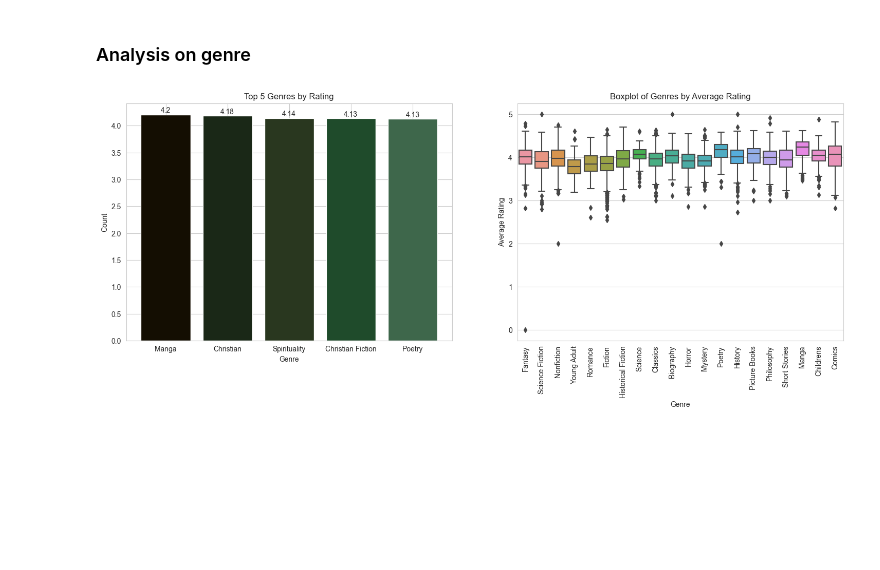
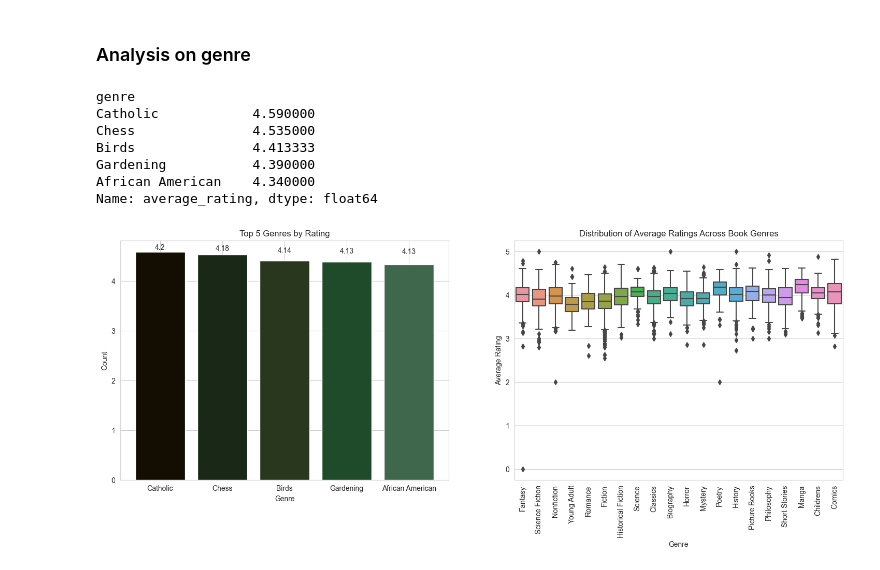
Before and after one commit to berkayersoy/Project6_Books, a Jupyter notebook: books_project.ipynb, the cells around one changed output. Cells and saved outputs as stored; diff of their text form; code cells hidden in the pictures; blank space fills up the shorter version.

```diff
--- a/books_project.ipynb
+++ b/books_project.ipynb
@@ -10,7 +10,7 @@ warnings.filterwarnings("ignore")
 pd.set_option('display.max_columns', 25)
 pd.set_option('display.max_rows', 150)
 # %%
-df = pd.read_csv("books.csv", encoding="utf-8")
+df = pd.read_csv("books2.csv", encoding="utf-8")
 # %% [markdown]
 # DATA CLEANING
 # %%
@@ -351,3 +353,5 @@ with open('book_descriptions.pkl', 'rb') as f:
     print('dictionary loaded successfully to variable')
 # %% [output]
 dictionary loaded successfully to variable
+# %%
+df['description'] = df['bookID'].astype(str).map(book_descriptions)
@@ -580,42 +582,48 @@ colors_green = ['#140e02','#1a2817','#29371f','#1f4b2b','#3e674b','#246d52','#57
 # %%
 # Create a figure with two subplots
 fig, axes = plt.subplots(nrows=1, ncols=2, figsize=(18, 6))
-
-# Listing top 40 genres by book count because the rest has too less books.
-top_40_genre=list(df["genre"].value_counts().nlargest(41).index)
-# Removing blank from genre.
-top_40_genre.remove("blank")
-# Filtering top 40 genres.
-df_filtered_by_top40_genres=df[df["genre"].isin(top_40_genre)]
-# Finding top 10 genres by rating.
-df_fig01=df_filtered_by_top40_genres.groupby(['genre'])["average_rating"].mean()
 
 # Top 20 genres + blank
 top_20_genre=list(df["genre"].value_counts().nlargest(21).index)
 # Remove blank
 top_20_genre.remove("blank")
 # Filtering dataframe for the top 20 genres.
 df_filtered_by_top20_genres=df[df["genre"].isin(top_20_genre)]
 
+df_rating = df[df["ratings_count"] >= 100]
+genres = df_rating.groupby("genre")["average_rating"].mean()
+# select the top 5 genres by average rating
+top_genres = genres.sort_values(ascending=False).head(6)
+top_genres=top_genres[top_genres.index != "Audiobook"]
+# print the top 5 genres
+print(top_genres)
+
 # First subplot
 ax1 = axes[0]
-ax1.bar(df_top_5.index, df_top_5.values, color=colors_green)
+ax1.bar(top_genres.index, top_genres.values, color=colors_green)
 # Putting values on bars.
 ax1.set_title('Top 5 Genres by Rating')
 ax1.set_xlabel('Genre')
 ax1.set_ylabel('Count')
 for i, value in enumerate(df_top_5.values):
-    ax1.text(i, value+0.01, round(value, 2), ha='center', va='bottom', fontsize=10)
+    ax1.text(i, value+0.4, round(value, 2), ha='center', va='bottom', fontsize=10)
 
 # Second subplot
 ax2 = axes[1]
 sns.boxplot(data=df_filtered_by_top20_genres, x="genre", y="average_rating", ax=ax2)
 ax2.set_xlabel('Genre')
 ax2.set_ylabel('Average Rating')
-ax2.set_title('Boxplot of Genres by Average Rating')
+ax2.set_title('Distribution of Average Ratings Across Book Genres')
 ax2.set_xticklabels(ax2.get_xticklabels(), rotation=90)
 
 # Show the plot
 plt.show()
 # %% [output]
+genre
+Catholic            4.590000
+Chess               4.535000
+Birds               4.413333
+Gardening           4.390000
+African American    4.340000
+Name: average_rating, dtype: float64
-[figure, old version]
+[figure, new version]
```
Also changed, not shown: parts of 12 cells of this notebook, 35 other files.
